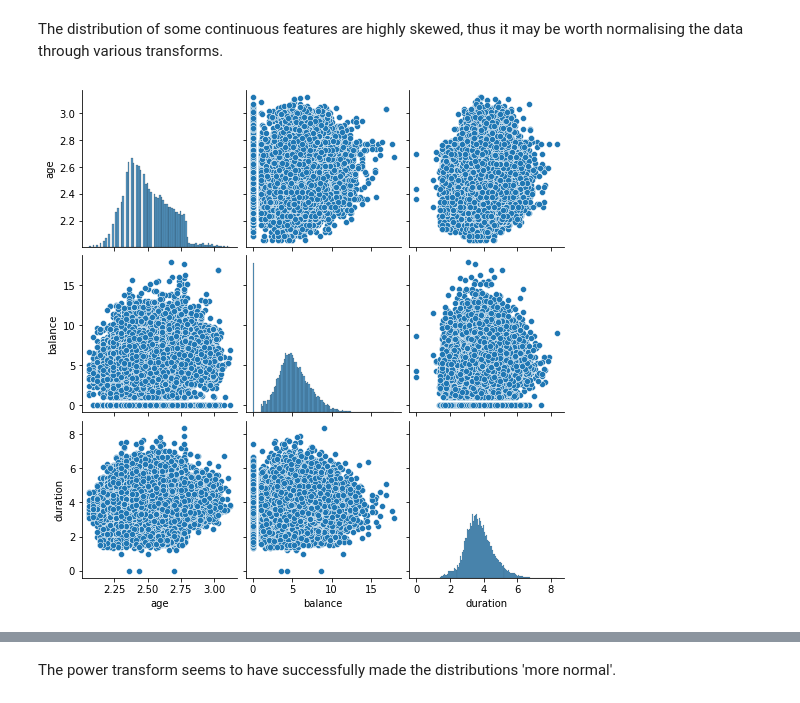
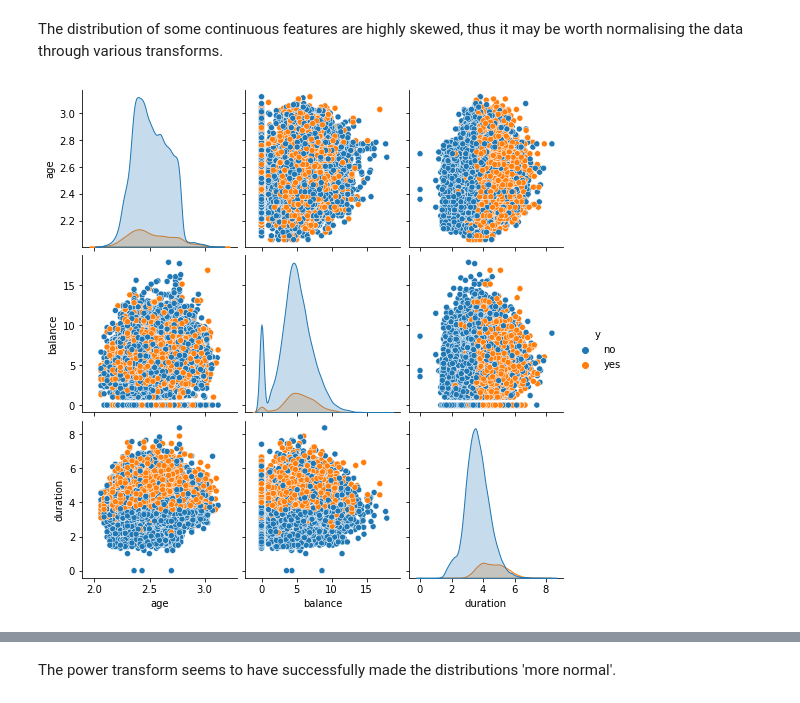
Before and after one commit to VedantVarshney/hsbc_dse_project, a Jupyter notebook: notebooks/InitialEDA.ipynb, the cells around one changed output, grey strips where cells are left out. Cells and saved outputs as stored; diff of their text form; code cells hidden in the pictures.

```diff
--- a/notebooks/InitialEDA.ipynb
+++ b/notebooks/InitialEDA.ipynb
@@ -115,8 +111,9 @@ plt.show()
 The distribution of some continuous features are highly skewed, thus it may be worth normalising the data through various transforms.
 # %%
 # Power transform
-sns.pairplot(df[cont_cols]**0.25)
+
+sns.pairplot((df[cont_cols]**0.25).join(df.y), hue="y")
 
 plt.show()
 # %% [output]
-[figure, old version]
+[figure, new version]
```
Also changed, not shown: parts of 4 cells of this notebook.
